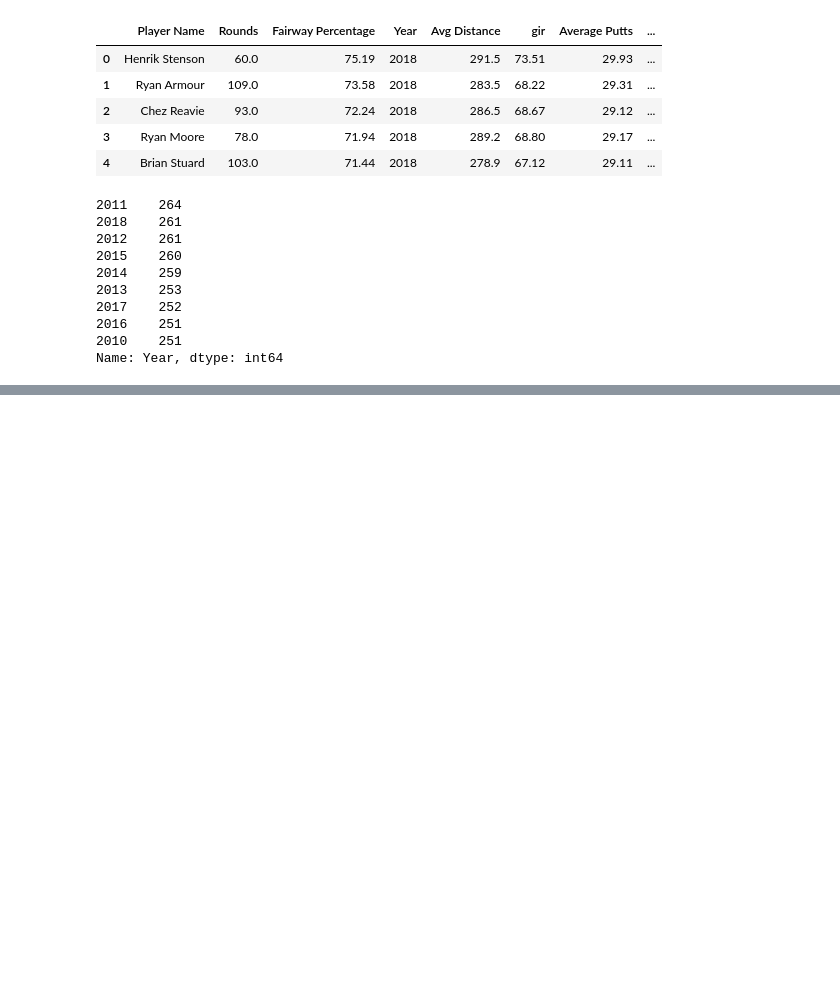
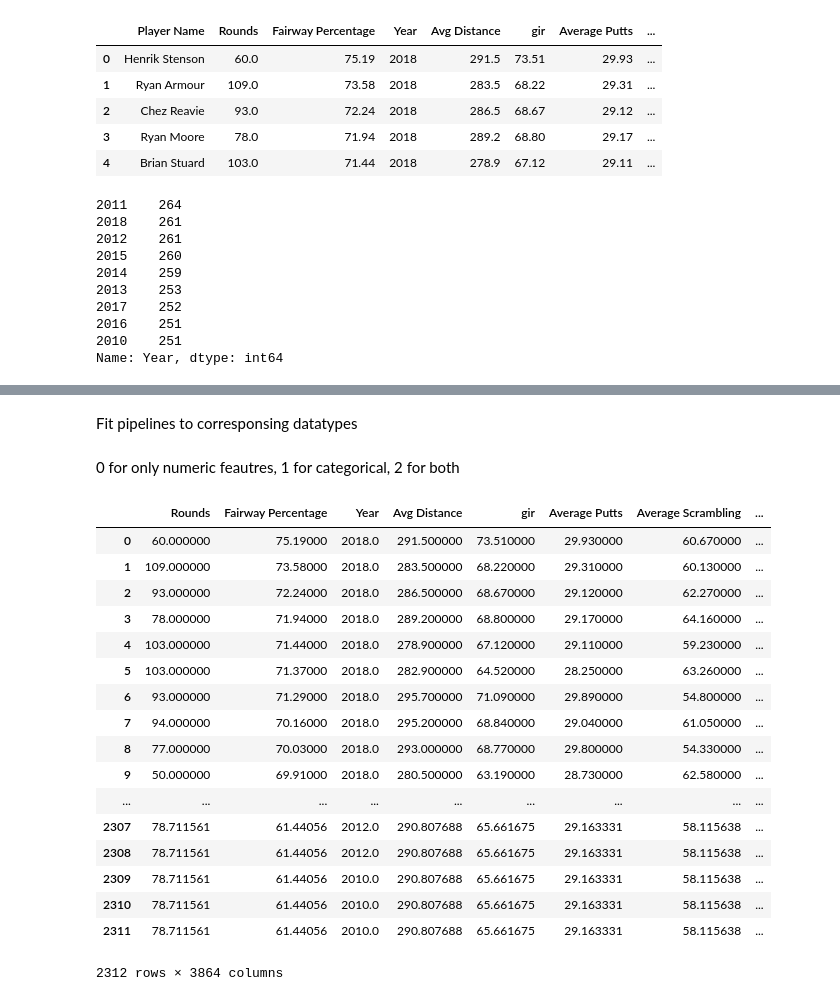
Before and after one commit to maxim371/DS-Unit-2-Applied-Modeling, a Jupyter notebook: Untitled7.ipynb, the cells around one changed output, grey strips where cells are left out. Drawn from its saved outputs; the diff is of its cells as text; code cells hidden in the pictures; blank space fills up the shorter version.

```diff
--- a/Untitled7.ipynb
+++ b/Untitled7.ipynb
@@ -38,0 +46,67 @@ Name: Year, dtype: int64
+# %%
+c_steps = [('c_imputer', SimpleImputer(strategy="most_frequent"))]
+c_pipeline = Pipeline(c_steps)
+
+n_steps = [('n_imputer', SimpleImputer())]
+n_pipeline = Pipeline(n_steps)
+# %% [markdown]
+Fit pipelines to corresponsing datatypes
+# %%
+df[numeric] = n_pipeline.fit_transform(df[numeric])
+df[categorical] = c_pipeline.fit_transform(df[categorical])
+# %% [markdown]
+0 for only numeric feautres, 1 for categorical, 2 for both
+# %%
+def simple_preprocess(df, switch):
+
+  if switch == 0:
+    n_steps = [('n_imputer', SimpleImputer())]
+    n_pipeline = Pipeline(n_steps)
+    df = n_pipeline.fit(df.values)
+
+  elif switch == 1:
+    c_steps = [('c_imputer', SimpleImputer(strategy="most_frequent")),
+            ('onehot', OneHotEncoder())]
+    c_pipeline = Pipeline(c_steps)
+    categorical_data = c_pipeline.fit_transform(df.values).toarray()
+    df = pd.DataFrame(columns= c_pipeline['onehot'].get_feature_names(), data=categorical_data)
+
+  elif switch == 2:
+    numeric = df.select_dtypes(include= "number")
+    categorical = df.select_dtypes(exclude = "number")
+    c_steps = [('c_imputer', SimpleImputer(strategy="most_frequent")),
+            ('onehot', OneHotEncoder())]
+    c_pipeline = Pipeline(c_steps)
+    n_steps = [('n_imputer', SimpleImputer())]
+    n_pipeline = Pipeline(n_steps)
+    numeric_data = n_pipeline.fit_transform(numeric)
+    categorical_data = c_pipeline.fit_transform(categorical).toarray()
+    numeric = pd.DataFrame(columns= numeric.columns, data=numeric_data)
+    categorical = pd.DataFrame(columns= c_pipeline['onehot'].get_feature_names(), data=categorical_data)
+    df = pd.concat([numeric, categorical], axis = 1)
+
+  else:
+    print("Invalid Switch")
+
+  return df
+# %%
+simple_preprocess(df, 2)
+# %% [output]
+|  | Rounds | Fairway Percentage | Year | Avg Distance | gir | Average Putts | Average Scrambling | ... |
+| 0 | 60.000000 | 75.19000 | 2018.0 | 291.500000 | 73.510000 | 29.930000 | 60.670000 | ... |
+| 1 | 109.000000 | 73.58000 | 2018.0 | 283.500000 | 68.220000 | 29.310000 | 60.130000 | ... |
+| 2 | 93.000000 | 72.24000 | 2018.0 | 286.500000 | 68.670000 | 29.120000 | 62.270000 | ... |
+| 3 | 78.000000 | 71.94000 | 2018.0 | 289.200000 | 68.800000 | 29.170000 | 64.160000 | ... |
+| 4 | 103.000000 | 71.44000 | 2018.0 | 278.900000 | 67.120000 | 29.110000 | 59.230000 | ... |
+| 5 | 103.000000 | 71.37000 | 2018.0 | 282.900000 | 64.520000 | 28.250000 | 63.260000 | ... |
+| 6 | 93.000000 | 71.29000 | 2018.0 | 295.700000 | 71.090000 | 29.890000 | 54.800000 | ... |
+| 7 | 94.000000 | 70.16000 | 2018.0 | 295.200000 | 68.840000 | 29.040000 | 61.050000 | ... |
+| 8 | 77.000000 | 70.03000 | 2018.0 | 293.000000 | 68.770000 | 29.800000 | 54.330000 | ... |
+| 9 | 50.000000 | 69.91000 | 2018.0 | 280.500000 | 63.190000 | 28.730000 | 62.580000 | ... |
+| ... | ... | ... | ... | ... | ... | ... | ... | ... |
+| 2307 | 78.711561 | 61.44056 | 2012.0 | 290.807688 | 65.661675 | 29.163331 | 58.115638 | ... |
+| 2308 | 78.711561 | 61.44056 | 2012.0 | 290.807688 | 65.661675 | 29.163331 | 58.115638 | ... |
+| 2309 | 78.711561 | 61.44056 | 2010.0 | 290.807688 | 65.661675 | 29.163331 | 58.115638 | ... |
+| 2310 | 78.711561 | 61.44056 | 2010.0 | 290.807688 | 65.661675 | 29.163331 | 58.115638 | ... |
+| 2311 | 78.711561 | 61.44056 | 2010.0 | 290.807688 | 65.661675 | 29.163331 | 58.115638 | ... |
+2312 rows × 3864 columns
```
Also changed, not shown: parts of 2 cells of this notebook.
